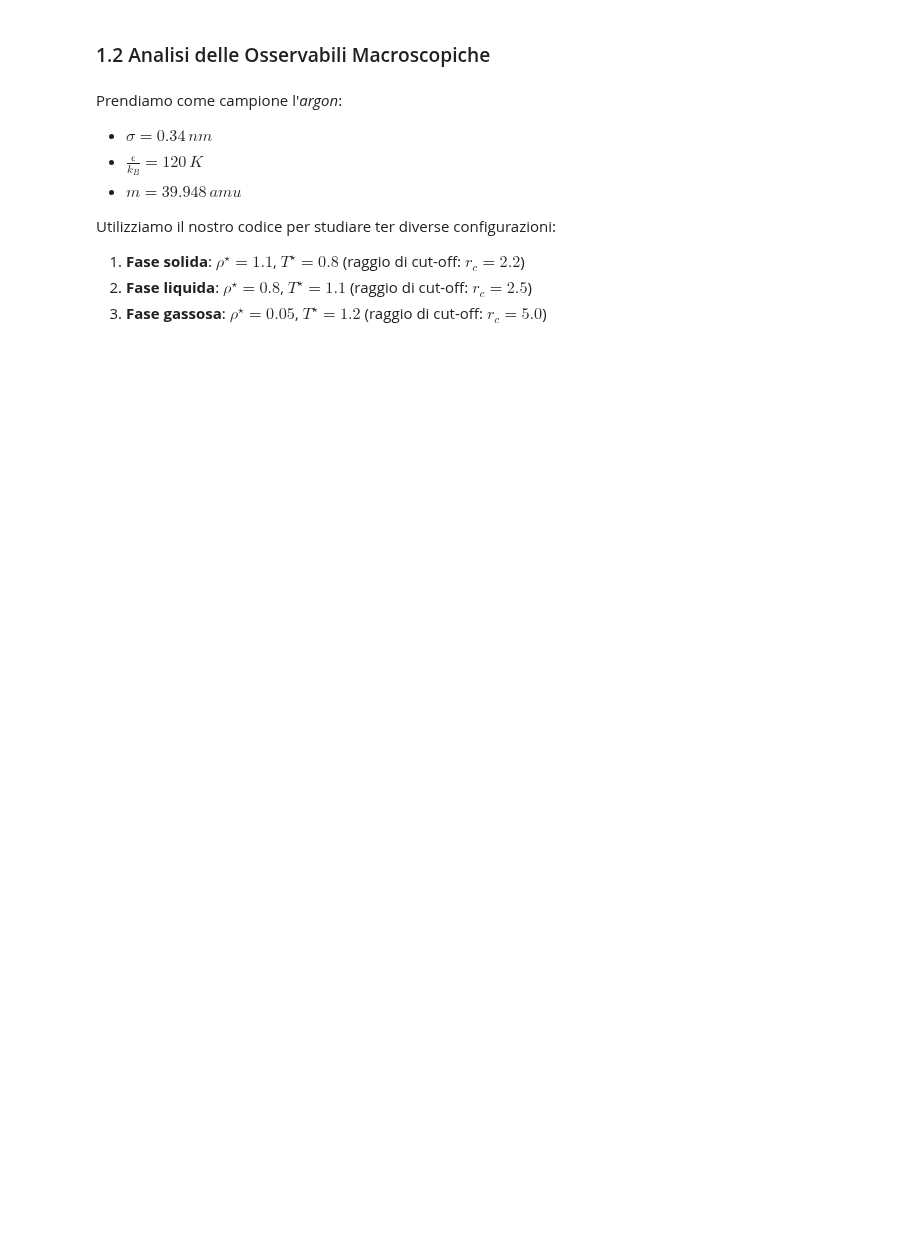
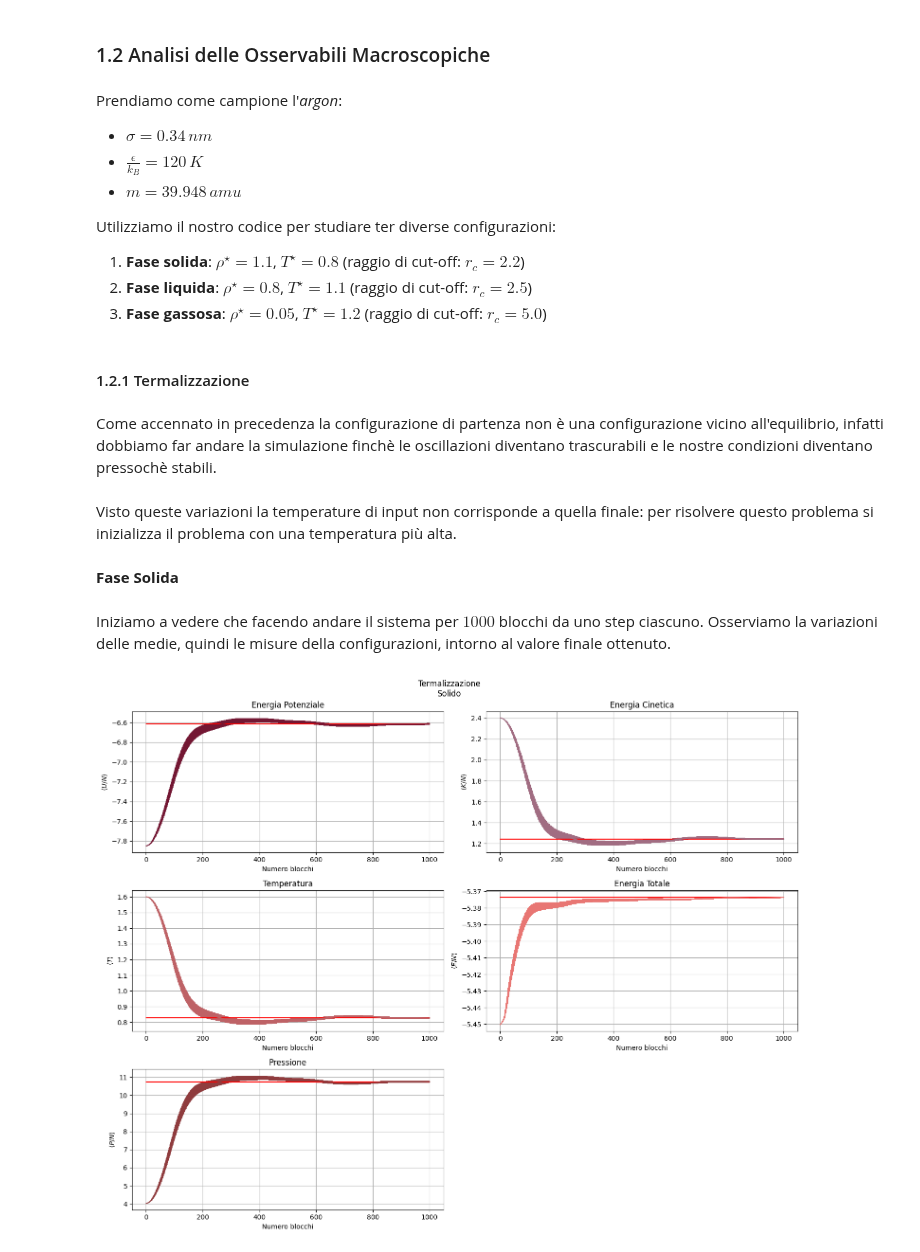
Before and after one commit to sergio-egm/lsn_delivery_exercises, a Jupyter notebook: es4/LSN_Exercises_04.ipynb, the cells around one changed output. Drawn from its saved outputs; the diff is of its cells as text; code cells hidden in the pictures; blank space fills up the shorter version.

```diff
--- a/es4/LSN_Exercises_04.ipynb
+++ b/es4/LSN_Exercises_04.ipynb
@@ -59,0 +117,18 @@ Utilizziamo il nostro codice per studiare ter diverse configurazioni:
+# %% [markdown]
+#### 1.2.1 Termalizzazione
+# %% [markdown]
+Come accennato in precedenza la configurazione di partenza non è una configurazione vicino all'equilibrio, infatti dobbiamo far andare la simulazione finchè le oscillazioni diventano trascurabili e le nostre condizioni diventano pressochè stabili.
+# %% [markdown]
+Visto queste variazioni la temperature di input non corrisponde a quella finale: per risolvere questo problema si inizializza il problema con una temperatura più alta.
+# %% [markdown]
+__Fase Solida__
+# %% [markdown]
+Iniziamo a vedere che facendo andare il sistema per $1000$ blocchi da uno step ciascuno.  Osserviamo la variazioni delle medie, quindi le misure della configurazioni, intorno al valore finale ottenuto.
+# %%
+data=[]
+for s in suff:
+    data.append(np.loadtxt("Termalization/Solid/output_"+s+".dat"))
+
+graph(data,f"Termalizzazione\nSolido")
+# %% [output]
+[figure, added]
```
Also changed, not shown: parts of 9 cells of this notebook, 12 other files.
